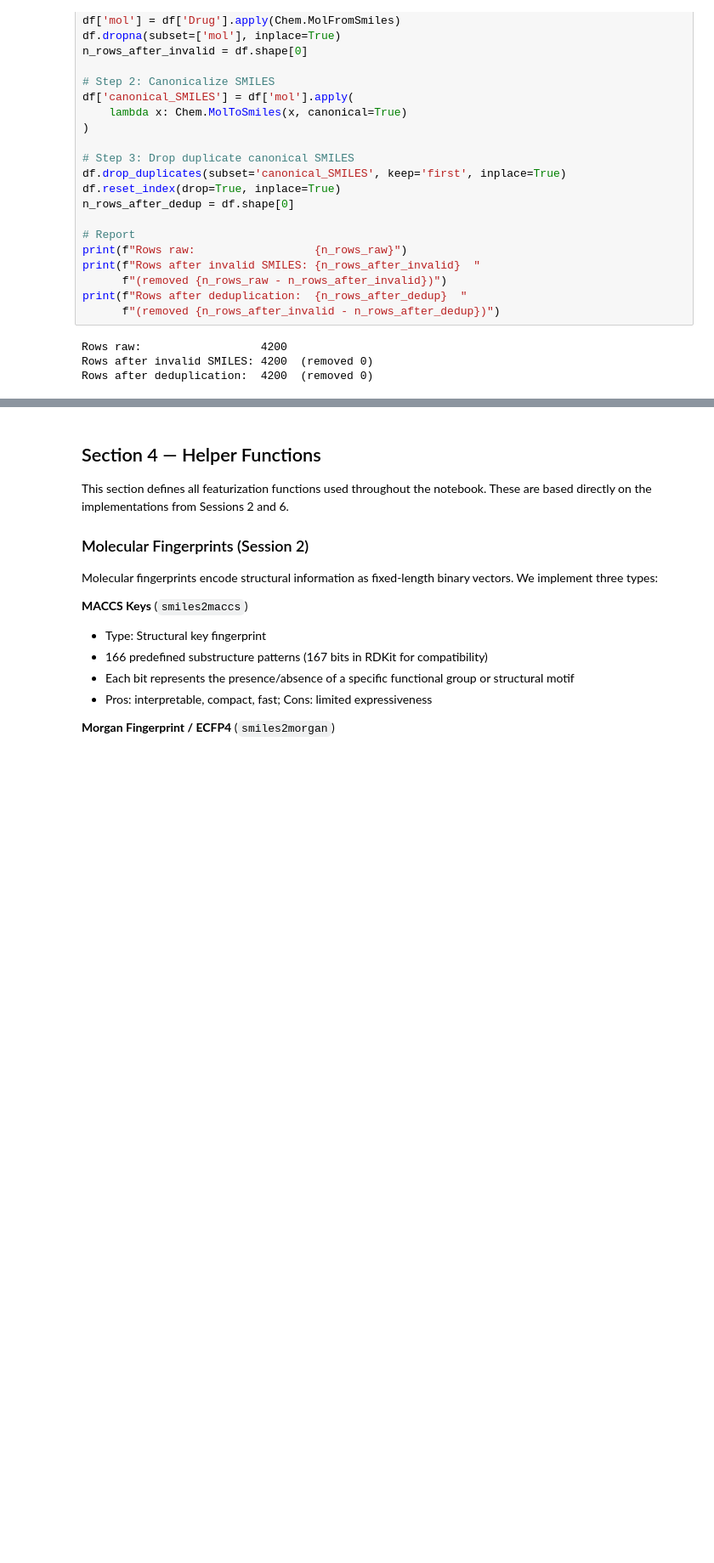
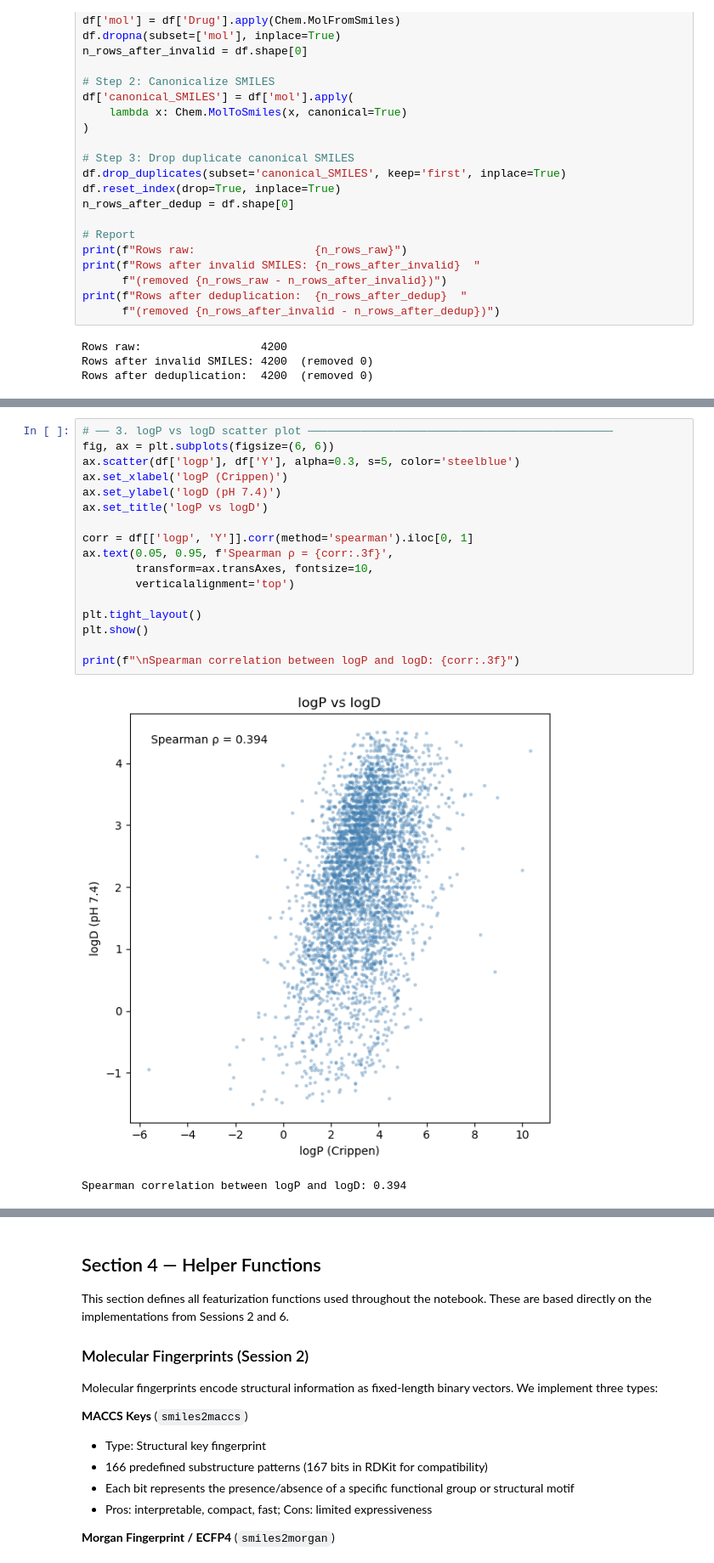
Before and after one commit to ambiddisco/ML4DD-lipophilicity, a Jupyter notebook: Lipophilicity.ipynb, the cells around one changed output, grey strips where cells are left out. Shown at 85% size. Saved outputs shown, nothing was run; the diff lists cells and outputs as text; blank space fills up the shorter version.

```diff
--- a/Lipophilicity.ipynb
+++ b/Lipophilicity.ipynb
@@ -228,0 +299,20 @@ As expected from a well-curated dataset, no molecules were removed — all 4,200
+# %%
+# ── 3. logP vs logD scatter plot ──────────────────────────────────────────────
+fig, ax = plt.subplots(figsize=(6, 6))
+ax.scatter(df['logp'], df['Y'], alpha=0.3, s=5, color='steelblue')
+ax.set_xlabel('logP (Crippen)')
+ax.set_ylabel('logD (pH 7.4)')
+ax.set_title('logP vs logD')
+
+corr = df[['logp', 'Y']].corr(method='spearman').iloc[0, 1]
+ax.text(0.05, 0.95, f'Spearman ρ = {corr:.3f}',
+        transform=ax.transAxes, fontsize=10,
+        verticalalignment='top')
+
+plt.tight_layout()
+plt.show()
+
+print(f"\nSpearman correlation between logP and logD: {corr:.3f}")
+# %% [output]
+[figure, added]
+Spearman correlation between logP and logD: 0.394
```
Also changed, not shown: parts of 7 cells of this notebook.
